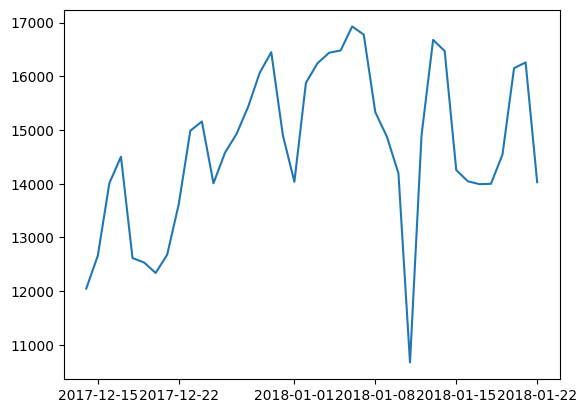
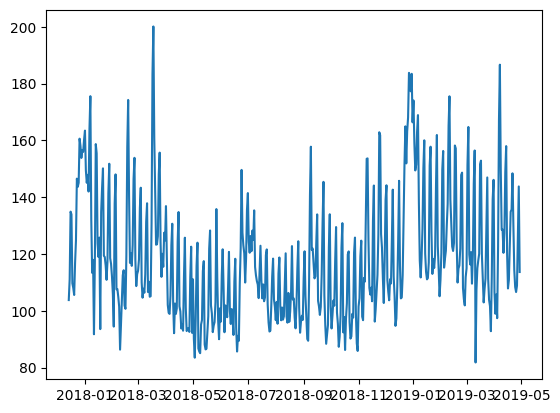
The change to this notebook cell's code, shown as a diff; its figure went from the first image to the second:
--- before
+++ after
@@ -1,3 +1,4 @@
 avg_players["Time"] = pd.to_datetime(avg_players["Time"])
-window_size = 40
+window_size = 500
 plt.plot(avg_players["Time"].iloc[:window_size], avg_players["Playercount"][:window_size])
+plt.show()

Commit: Adding a report and a notebook exploring the data engineering steps.